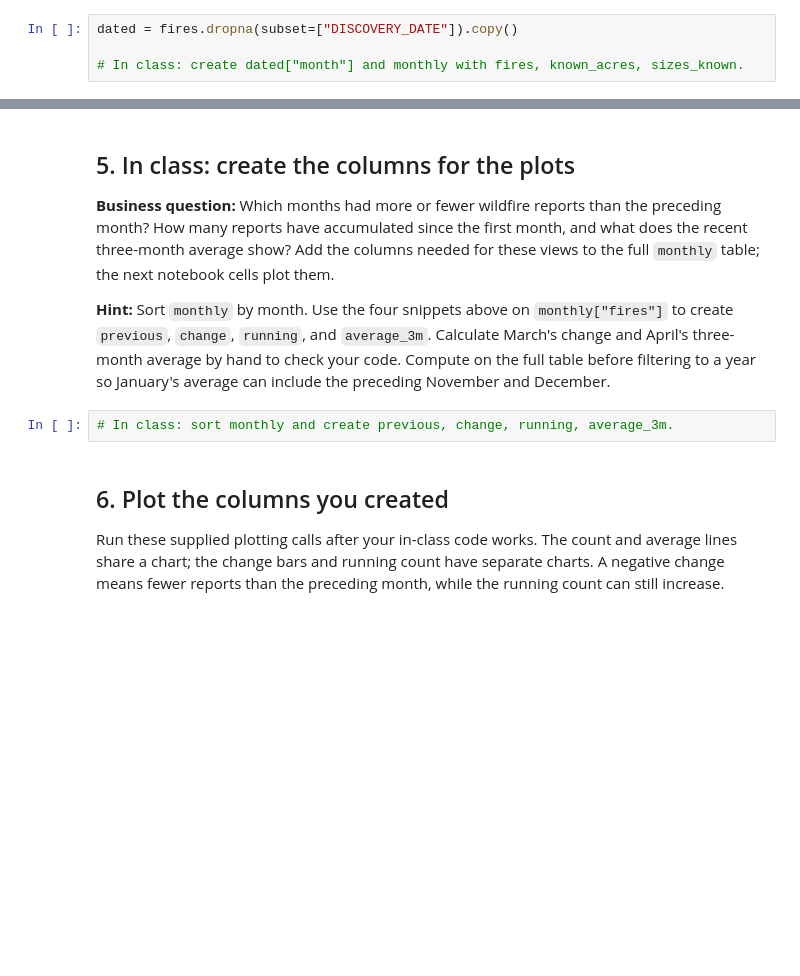
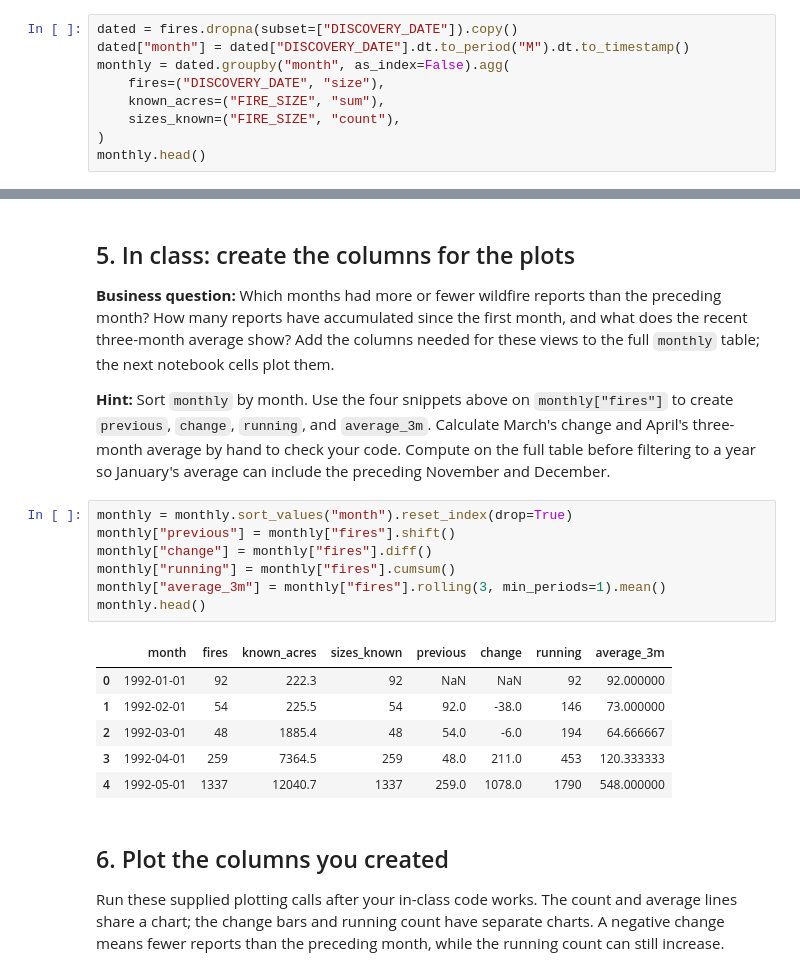
Before and after one commit to USC-DSO-576-YA/07-time-series, a Jupyter notebook: module07_wildfire_timeseries.ipynb, the cells around one changed output, grey strips where cells are left out. Drawn from its saved outputs; the diff is of its cells as text; blank space fills up the shorter version.

```diff
--- a/module07_wildfire_timeseries.ipynb
+++ b/module07_wildfire_timeseries.ipynb
@@ -79,5 +76,10 @@ pd.DataFrame({
 The four-row sample and expected output in handout 7.1 show what an absent month means. The unchanged full California source has no missing discovery dates, no missing sizes, and no absent months; your cleaned file can differ.
 # %%
 dated = fires.dropna(subset=["DISCOVERY_DATE"]).copy()
-
-# In class: create dated["month"] and monthly with fires, known_acres, sizes_known.
+dated["month"] = dated["DISCOVERY_DATE"].dt.to_period("M").dt.to_timestamp()
+monthly = dated.groupby("month", as_index=False).agg(
+    fires=("DISCOVERY_DATE", "size"),
+    known_acres=("FIRE_SIZE", "sum"),
+    sizes_known=("FIRE_SIZE", "count"),
+)
+monthly.head()
@@ -130,7 +173,19 @@ The `county_total` values are **10, 4, 10, 4**: Los Angeles has `4 + 6 = 10` and
 
 **Hint:** Sort `monthly` by month. Use the four snippets above on `monthly["fires"]` to create `previous`, `change`, `running`, and `average_3m`. Calculate March's change and April's three-month average by hand to check your code. Compute on the full table before filtering to a year so January's average can include the preceding November and December.
 # %%
-# In class: sort monthly and create previous, change, running, average_3m.
+monthly = monthly.sort_values("month").reset_index(drop=True)
+monthly["previous"] = monthly["fires"].shift()
+monthly["change"] = monthly["fires"].diff()
+monthly["running"] = monthly["fires"].cumsum()
+monthly["average_3m"] = monthly["fires"].rolling(3, min_periods=1).mean()
+monthly.head()
+# %% [output]
+|  | month | fires | known_acres | sizes_known | previous | change | running | average_3m |
+| 0 | 1992-01-01 | 92 | 222.3 | 92 | NaN | NaN | 92 | 92.000000 |
+| 1 | 1992-02-01 | 54 | 225.5 | 54 | 92.0 | -38.0 | 146 | 73.000000 |
+| 2 | 1992-03-01 | 48 | 1885.4 | 48 | 54.0 | -6.0 | 194 | 64.666667 |
+| 3 | 1992-04-01 | 259 | 7364.5 | 259 | 48.0 | 211.0 | 453 | 120.333333 |
+| 4 | 1992-05-01 | 1337 | 12040.7 | 1337 | 259.0 | 1078.0 | 1790 | 548.000000 |
 # %% [markdown]
 ## 6. Plot the columns you created
 
```
Also changed, not shown: parts of 11 cells of this notebook.
